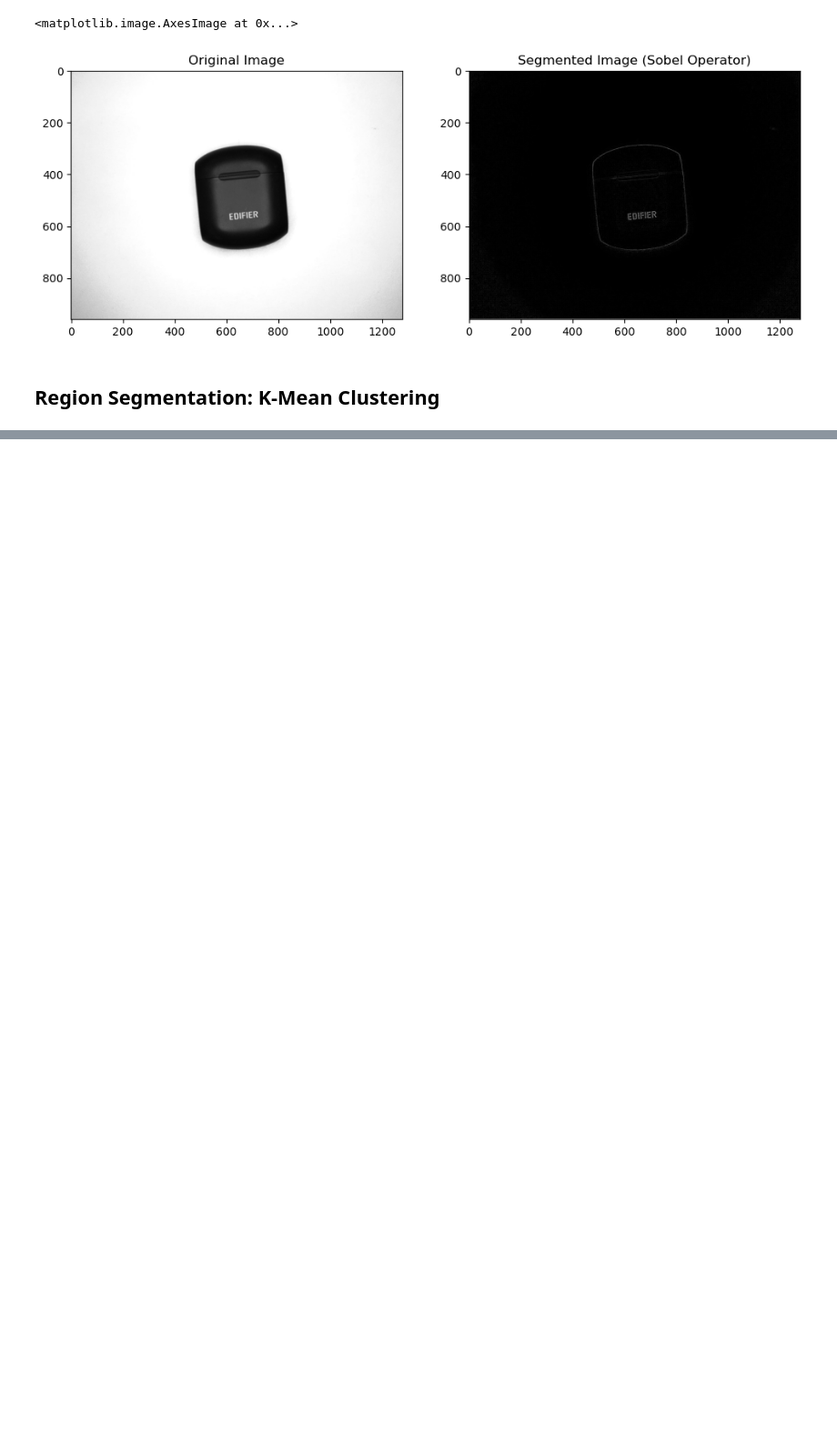
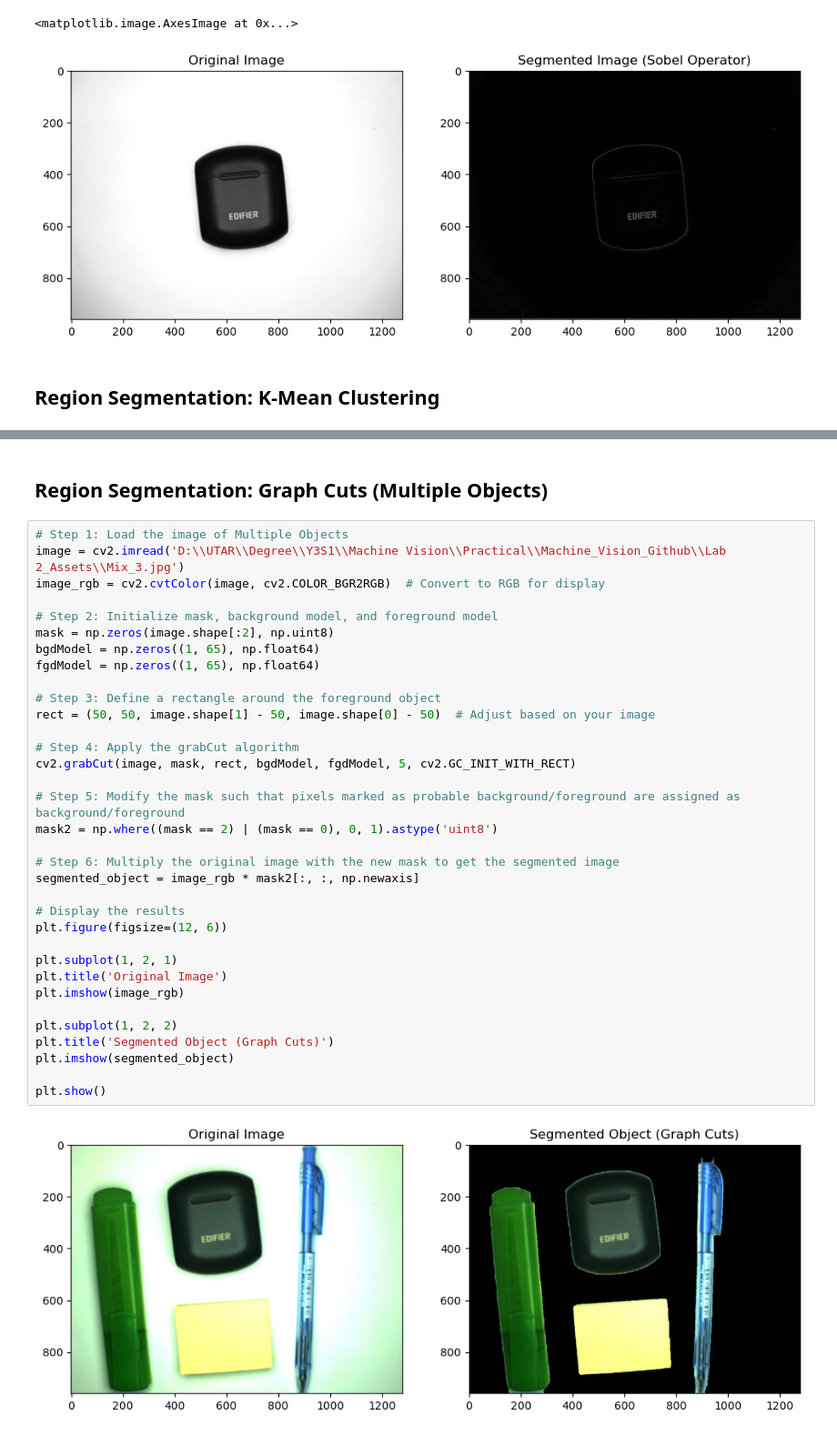
Before and after one commit to ChuaYunJuan/Jupyter-Code, a Jupyter notebook: Lab 2/Machine_Vision_Lab 2.ipynb, the cells around one changed output, grey strips where cells are left out. Shown at 91% size. Cells and saved outputs as stored; diff of their text form; blank space fills up the shorter version.

```diff
--- a/Lab 2/Machine_Vision_Lab 2.ipynb
+++ b/Lab 2/Machine_Vision_Lab 2.ipynb
@@ -256,3 +256,41 @@ plt.imshow(segmented_image)
 plt.show()
 # %% [output]
 [figure]
+# %% [markdown]
+## Region Segmentation: Graph Cuts (Multiple Objects)
+# %%
+# Step 1: Load the image of Multiple Objects
+image = cv2.imread('D:\\UTAR\\Degree\\Y3S1\\Machine Vision\\Practical\\Machine_Vision_Github\\Lab 2_Assets\\Mix_3.jpg')
+image_rgb = cv2.cvtColor(image, cv2.COLOR_BGR2RGB)  # Convert to RGB for display
+
+# Step 2: Initialize mask, background model, and foreground model
+mask = np.zeros(image.shape[:2], np.uint8)
+bgdModel = np.zeros((1, 65), np.float64)
+fgdModel = np.zeros((1, 65), np.float64)
+
+# Step 3: Define a rectangle around the foreground object
+rect = (50, 50, image.shape[1] - 50, image.shape[0] - 50)  # Adjust based on your image
+
+# Step 4: Apply the grabCut algorithm
+cv2.grabCut(image, mask, rect, bgdModel, fgdModel, 5, cv2.GC_INIT_WITH_RECT)
+
+# Step 5: Modify the mask such that pixels marked as probable background/foreground are assigned as background/foreground
+mask2 = np.where((mask == 2) | (mask == 0), 0, 1).astype('uint8')
+
+# Step 6: Multiply the original image with the new mask to get the segmented image
+segmented_object = image_rgb * mask2[:, :, np.newaxis]
+
+# Display the results
+plt.figure(figsize=(12, 6))
+
+plt.subplot(1, 2, 1)
+plt.title('Original Image')
+plt.imshow(image_rgb)
+
+plt.subplot(1, 2, 2)
+plt.title('Segmented Object (Graph Cuts)')
+plt.imshow(segmented_object)
+
+plt.show()
+# %% [output]
+[figure, added]
```
Also changed, not shown: parts of 7 cells of this notebook.
